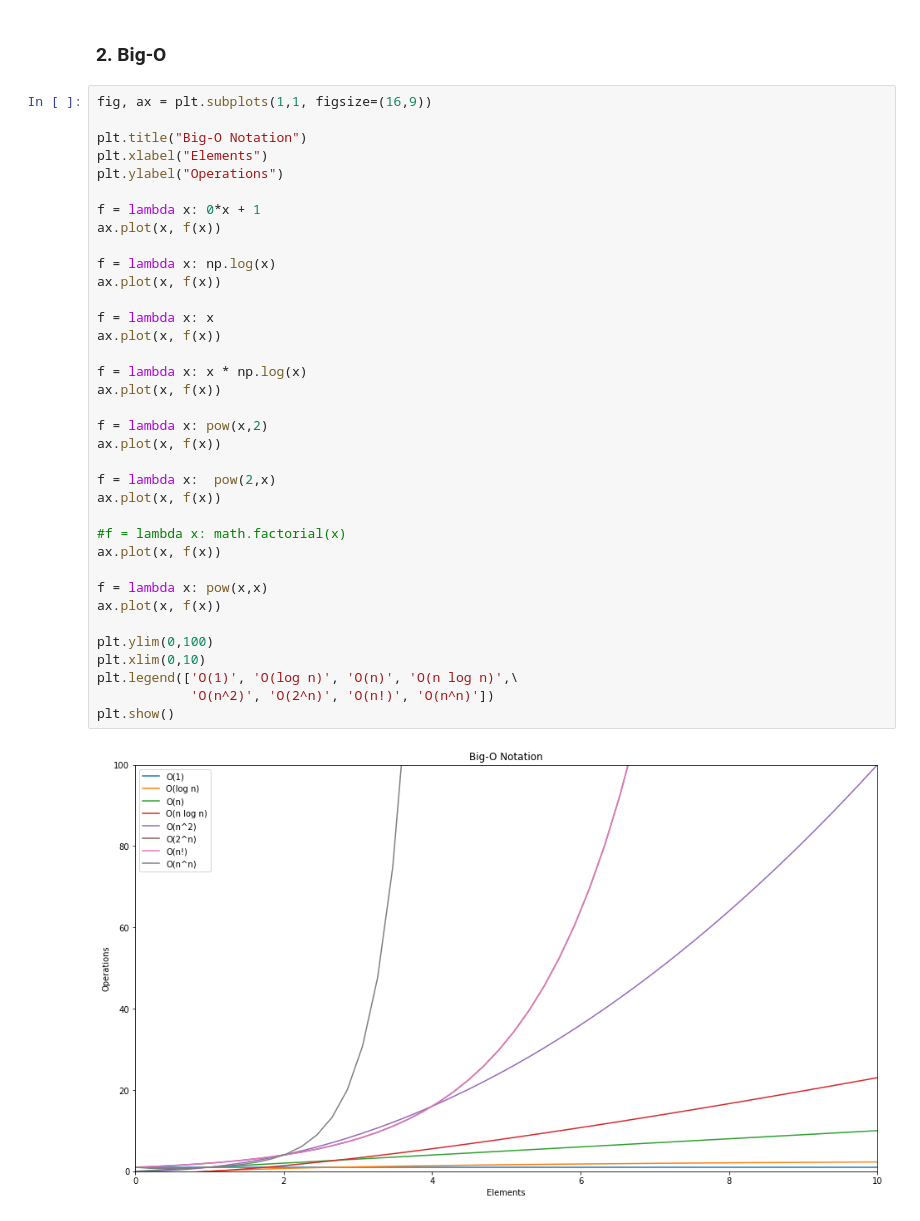
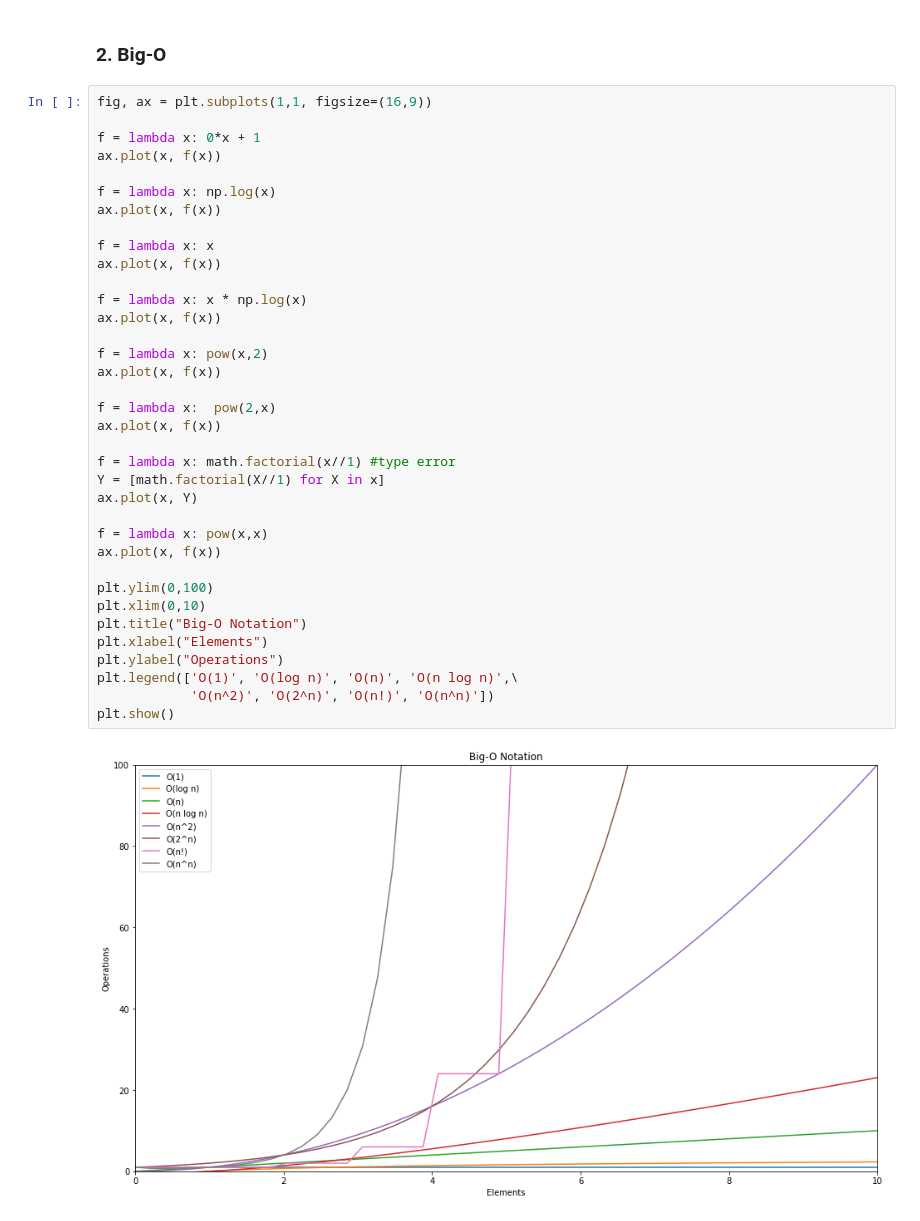
Before and after one commit to konstanzer/libraries-exercises, a Jupyter notebook: matplotlib.ipynb, the cells around one changed output. Drawn from its saved outputs; the diff is of its cells as text.

```diff
--- a/matplotlib.ipynb
+++ b/matplotlib.ipynb
@@ -51,39 +51,39 @@ plt.show()
 ### 2. Big-O
 # %%
 fig, ax = plt.subplots(1,1, figsize=(16,9))
-
-plt.title("Big-O Notation")
-plt.xlabel("Elements")
-plt.ylabel("Operations")
 
 f = lambda x: 0*x + 1
 ax.plot(x, f(x))
 
 f = lambda x: np.log(x)
 ax.plot(x, f(x))
 
 f = lambda x: x
 ax.plot(x, f(x))
 
 f = lambda x: x * np.log(x)
 ax.plot(x, f(x))
 
 f = lambda x: pow(x,2)
 ax.plot(x, f(x))
 
 f = lambda x:  pow(2,x)
 ax.plot(x, f(x))
 
-#f = lambda x: math.factorial(x)
-ax.plot(x, f(x))
+f = lambda x: math.factorial(x//1) #type error
+Y = [math.factorial(X//1) for X in x]
+ax.plot(x, Y)
 
 f = lambda x: pow(x,x)
 ax.plot(x, f(x))
 
 plt.ylim(0,100)
 plt.xlim(0,10)
+plt.title("Big-O Notation")
+plt.xlabel("Elements")
+plt.ylabel("Operations")
 plt.legend(['O(1)', 'O(log n)', 'O(n)', 'O(n log n)',\
             'O(n^2)', 'O(2^n)', 'O(n!)', 'O(n^n)'])
 plt.show()
 # %% [output]
-[figure, old version]
+[figure, new version]
```
Also changed, not shown: 12 other files.
